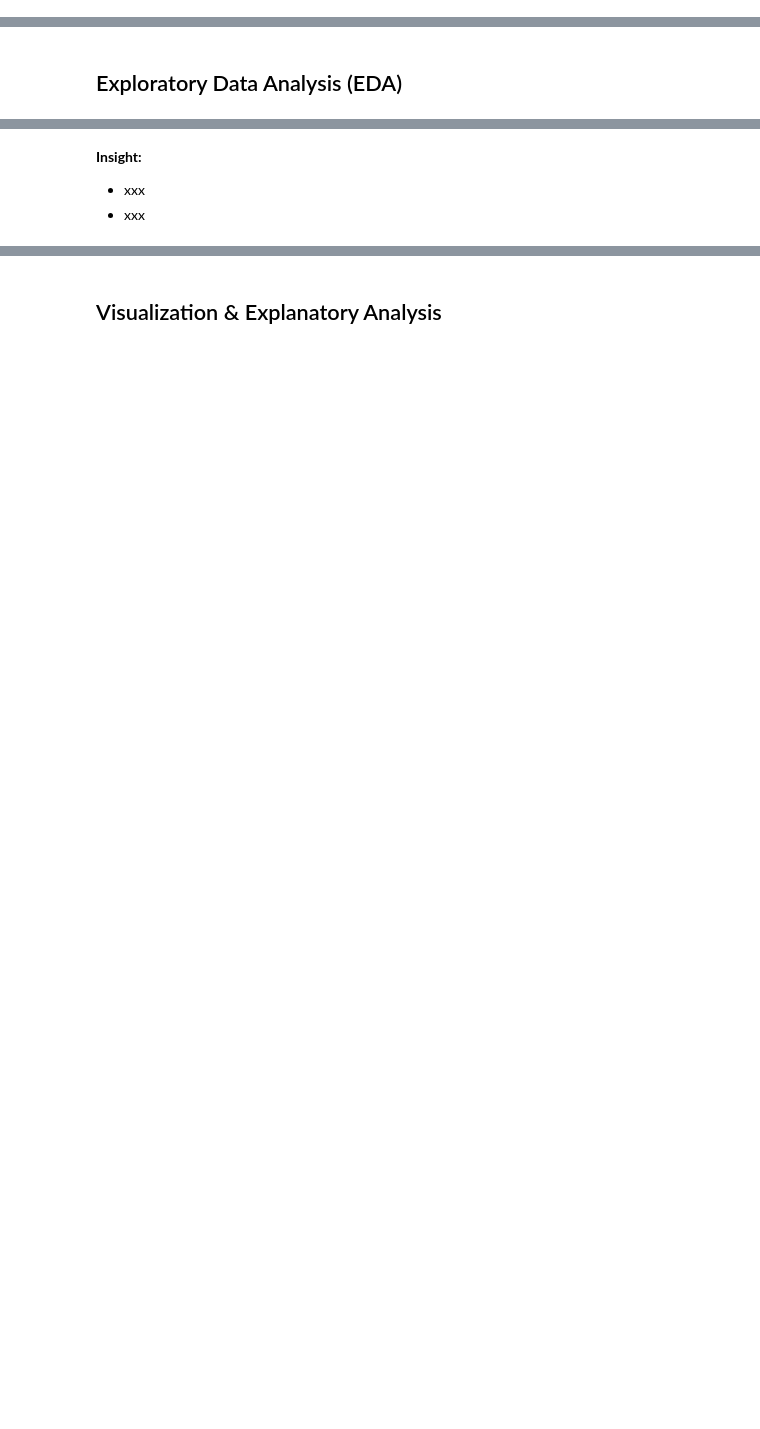
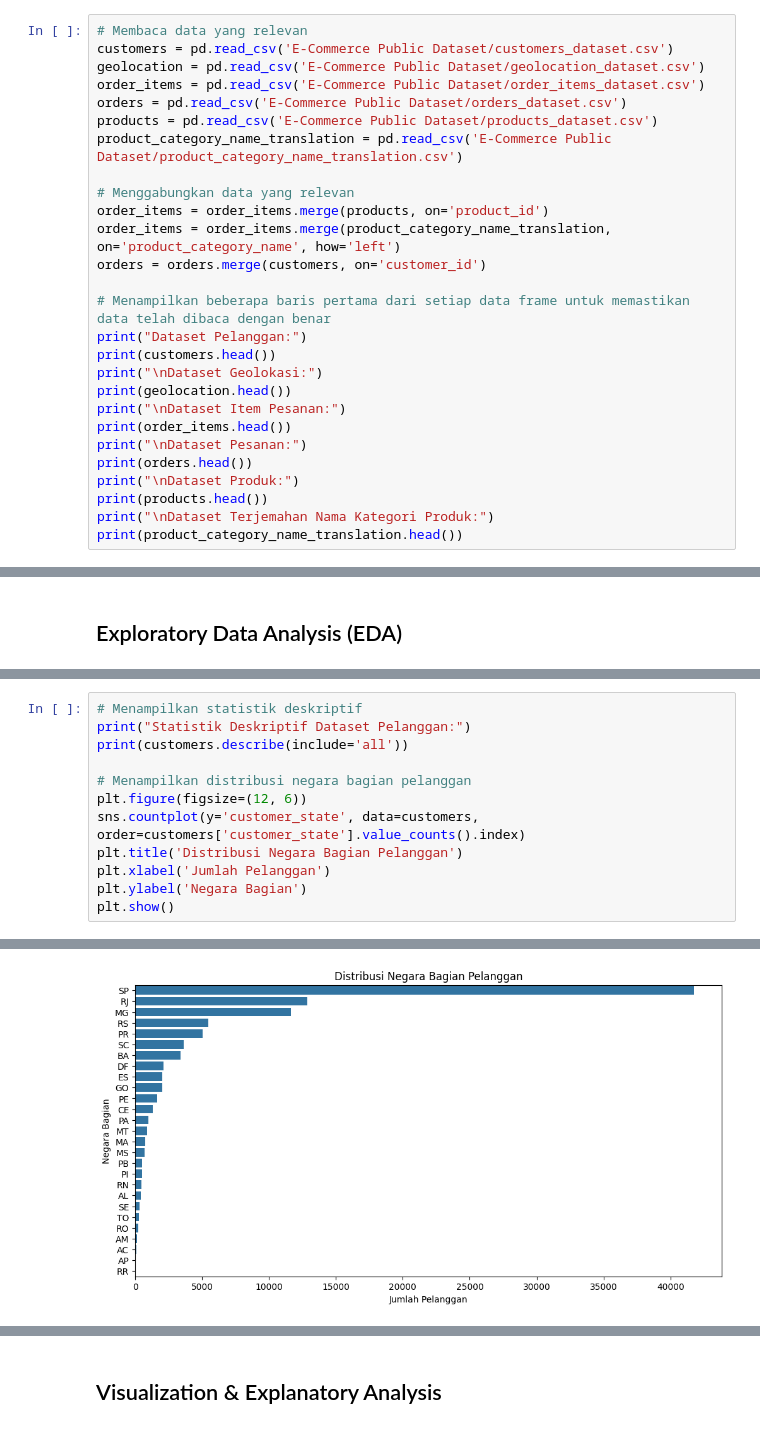
Before and after one commit to xebec51/Dicoding-Proyek-Analisis-Data, a Jupyter notebook: Proyek_Analisis_Data.ipynb, the cells around one changed output, grey strips where cells are left out. Drawn from its saved outputs; the diff is of its cells as text; blank space fills up the shorter version.

Commit message:
Upload file proyek analisis data

```diff
--- a/Proyek_Analisis_Data.ipynb
+++ b/Proyek_Analisis_Data.ipynb
@@ -20,0 +26,27 @@
+# %%
+# Membaca data yang relevan
+customers = pd.read_csv('E-Commerce Public Dataset/customers_dataset.csv')
+geolocation = pd.read_csv('E-Commerce Public Dataset/geolocation_dataset.csv')
+order_items = pd.read_csv('E-Commerce Public Dataset/order_items_dataset.csv')
+orders = pd.read_csv('E-Commerce Public Dataset/orders_dataset.csv')
+products = pd.read_csv('E-Commerce Public Dataset/products_dataset.csv')
+product_category_name_translation = pd.read_csv('E-Commerce Public Dataset/product_category_name_translation.csv')
+
+# Menggabungkan data yang relevan
+order_items = order_items.merge(products, on='product_id')
+order_items = order_items.merge(product_category_name_translation, on='product_category_name', how='left')
+orders = orders.merge(customers, on='customer_id')
+
+# Menampilkan beberapa baris pertama dari setiap data frame untuk memastikan data telah dibaca dengan benar
+print("Dataset Pelanggan:")
+print(customers.head())
+print("\nDataset Geolokasi:")
+print(geolocation.head())
+print("\nDataset Item Pesanan:")
+print(order_items.head())
+print("\nDataset Pesanan:")
+print(orders.head())
+print("\nDataset Produk:")
+print(products.head())
+print("\nDataset Terjemahan Nama Kategori Produk:")
+print(product_category_name_translation.head())
@@ -37,4 +275,13 @@
-# %% [markdown]
-**Insight:**
-- xxx
-- xxx
+# %%
+# Menampilkan statistik deskriptif
+print("Statistik Deskriptif Dataset Pelanggan:")
+print(customers.describe(include='all'))
+
+# Menampilkan distribusi negara bagian pelanggan
+plt.figure(figsize=(12, 6))
+sns.countplot(y='customer_state', data=customers, order=customers['customer_state'].value_counts().index)
+plt.title('Distribusi Negara Bagian Pelanggan')
+plt.xlabel('Jumlah Pelanggan')
+plt.ylabel('Negara Bagian')
+plt.show()
+# %% [output]
@@ -40,0 +305 @@
+[figure, added]
```
Also changed, not shown: parts of 42 cells of this notebook.
